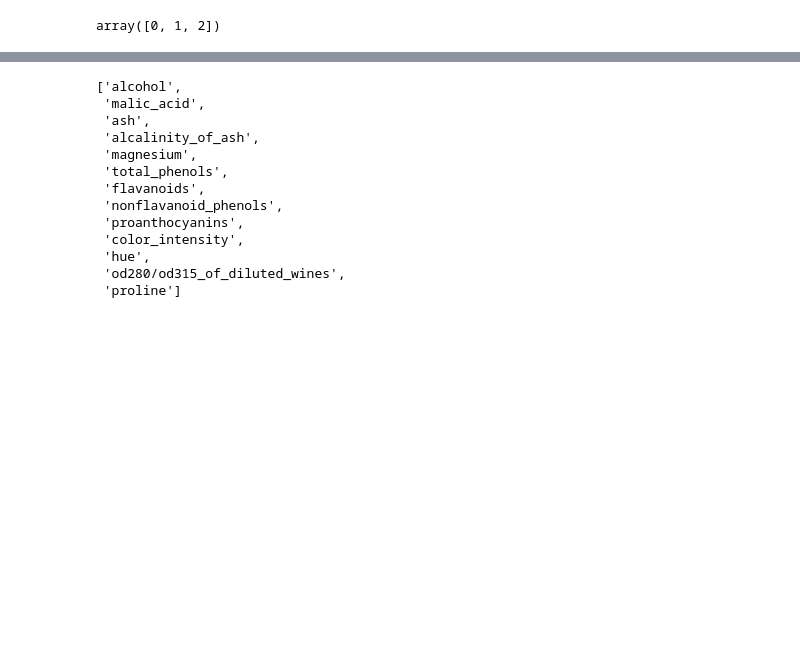
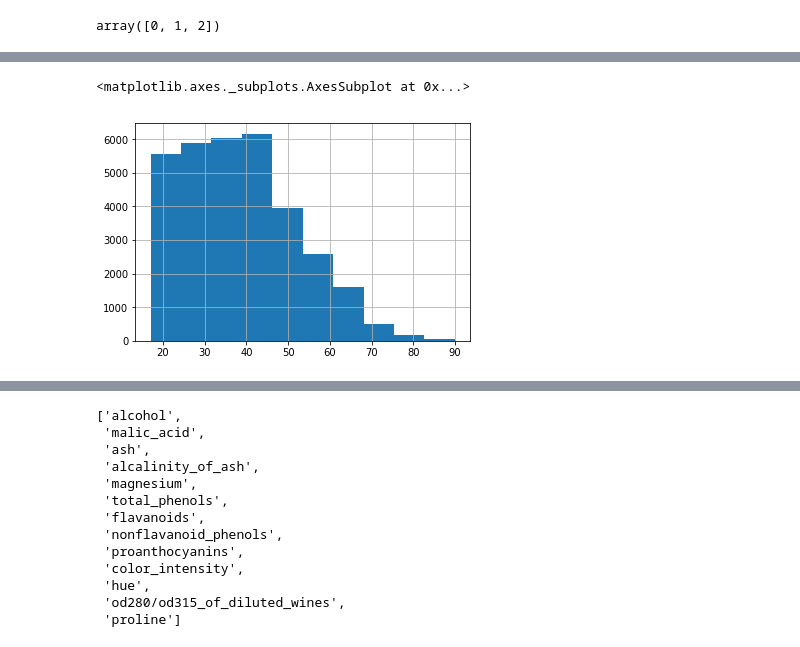
Before and after one commit to neojohny/ml_7641, a Jupyter notebook: homework1/homework1.ipynb, the cells around one changed output, grey strips where cells are left out. Saved outputs shown, nothing was run; the diff lists cells and outputs as text; code cells hidden in the pictures; blank space fills up the shorter version.

```diff
--- a/homework1/homework1.ipynb
+++ b/homework1/homework1.ipynb
@@ -8,0 +237,5 @@ array([0, 1, 2])
+# %%
+income.age.hist()
+# %% [output]
+<matplotlib.axes._subplots.AxesSubplot at 0x...>
+[figure, added]
```
Also changed, not shown: parts of 36 cells of this notebook, 2 other files.
